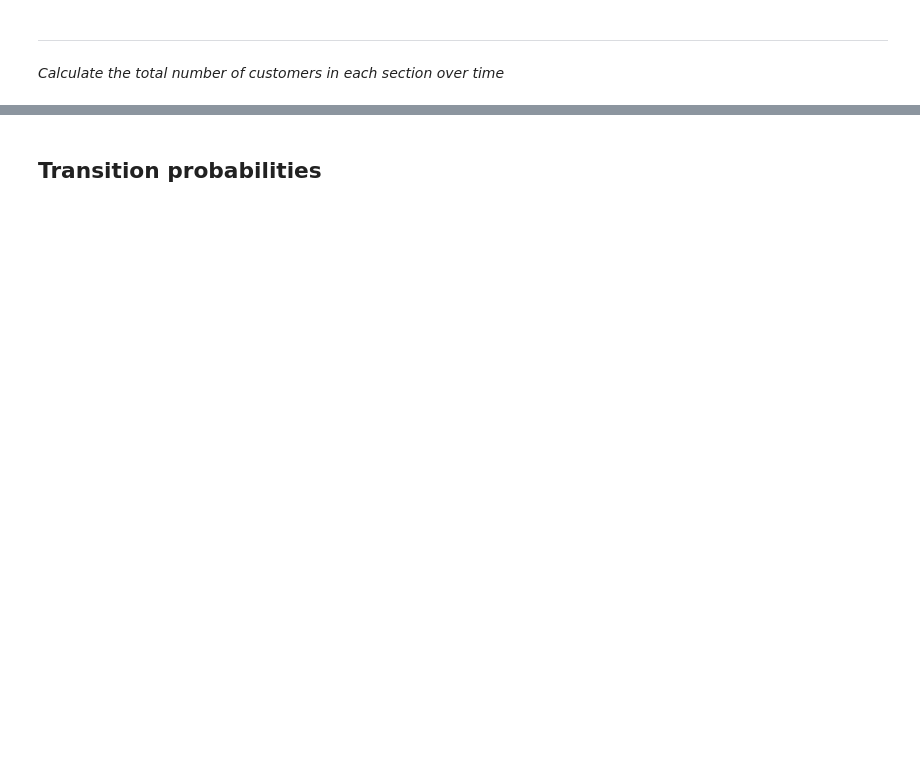
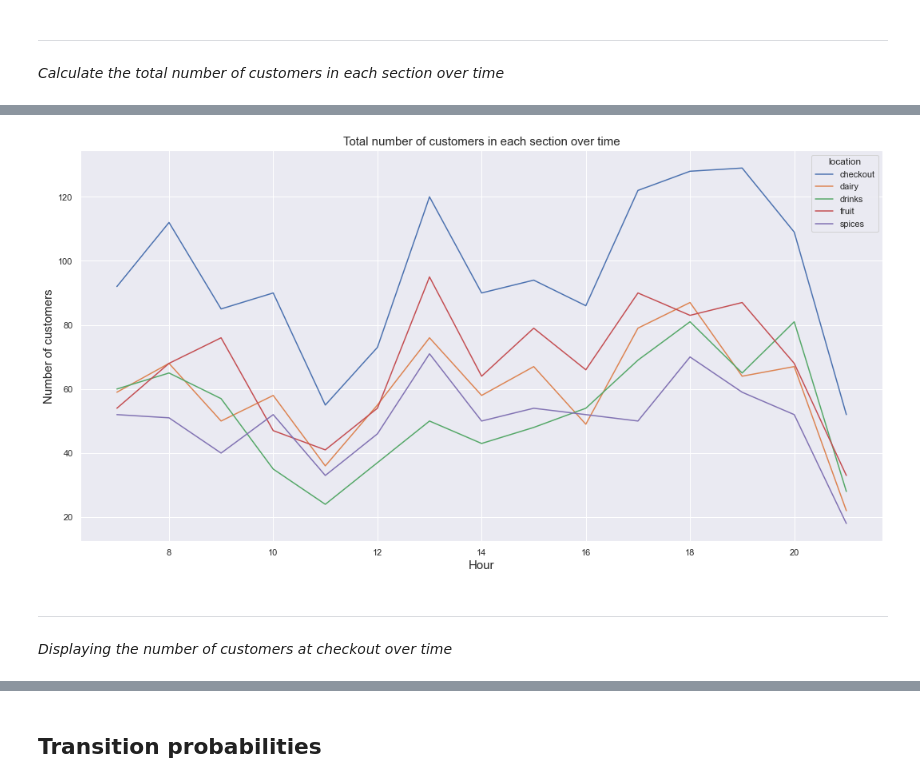
Before and after one commit to CodeGitte/SPICED_Markov_Chain, a Jupyter notebook: Project_Week_08_Markov_Simulation.ipynb, the cells around one changed output, grey strips where cells are left out. Cells and saved outputs as stored; diff of their text form; code cells hidden in the pictures; blank space fills up the shorter version.

```diff
--- a/Project_Week_08_Markov_Simulation.ipynb
+++ b/Project_Week_08_Markov_Simulation.ipynb
@@ -38,5 +42,12 @@ mon.head()
 | 3 | 2019-09-02 07:04:00 | 4 | dairy |
 | 4 | 2019-09-02 07:04:00 | 5 | spices |
 # %%
-#define global variable for each day
-DAY = mon
+#define global variable for each day & converting timestamp to datetime
+DAY = Monday
+DAY['timestamp'] = pd.to_datetime(DAY['timestamp'])
+# %%
+#defining time variables
+time = DAY['timestamp']
+hour = time.dt.hour
+DAY['hour'] = hour
+print(DAY)
@@ -66,4 +98,13 @@ Name: location, dtype: int64
 # %% [markdown]
 *Calculate the total number of customers in each section over time*
 # %%
-groupby(DAY['location'])
+#function for returnng the number of customers
+def customer_time_per_section(df):
+    '''
+    returns the total number of customers in each section over time
+
+    Argument: DataFrame
+    Return: DataFrame with multi-index (location and hour) and the customer count for each section per hour
+    '''
+    customer_time_per_section = df.groupby(['location', 'hour'])['customer_no'].count()
+    return pd.DataFrame(customer_time_per_section)
@@ -69,0 +129,20 @@ groupby(DAY['location'])
+# %%
+#defining function to plot the total number of customers in each section over time
+def plot_customer_time_per_section(df):
+    customer_time_reset = customer_time_per_section(df).reset_index()
+    sns.lineplot(data=customer_time_reset, x= 'hour', y='customer_no', hue = 'location')
+    sns.set_theme(style="whitegrid", palette = "Set2")
+    sns.set(rc = {'figure.figsize':(18,9)})
+    plt.xlabel('Hour', size=15)
+    plt.ylabel('Number of customers', size=15)
+    plt.title(f'Total number of customers in each section over time', size=15);
+    return plt.show()
+# %%
+#plotting the total number of customers in each section over time
+plot_customer_time_per_section(DAY)
+# %% [output]
+[figure, added]
+# %% [markdown]
+***
+# %% [markdown]
+*Displaying the number of customers at checkout over time*
```
Also changed, not shown: parts of 30 cells of this notebook.
